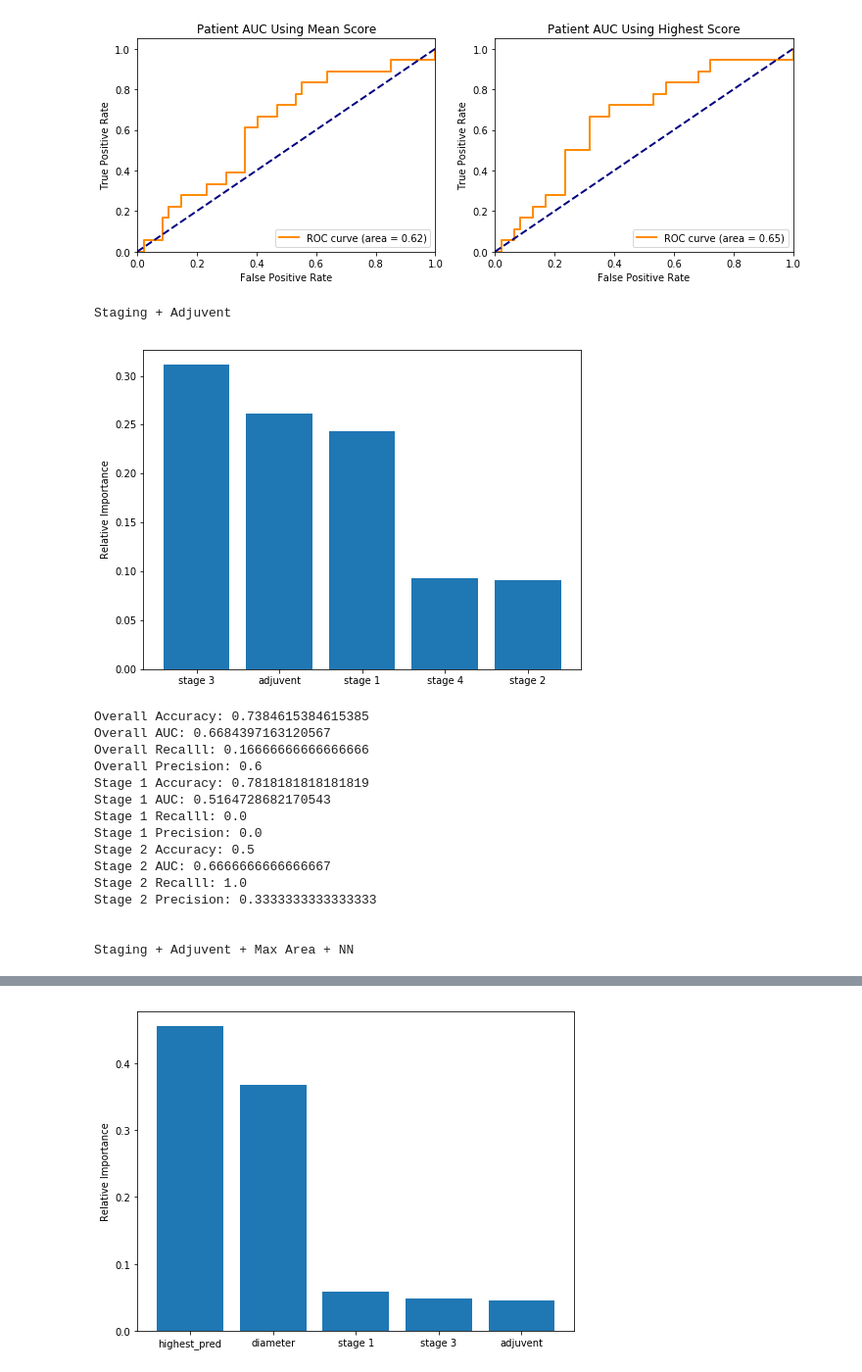
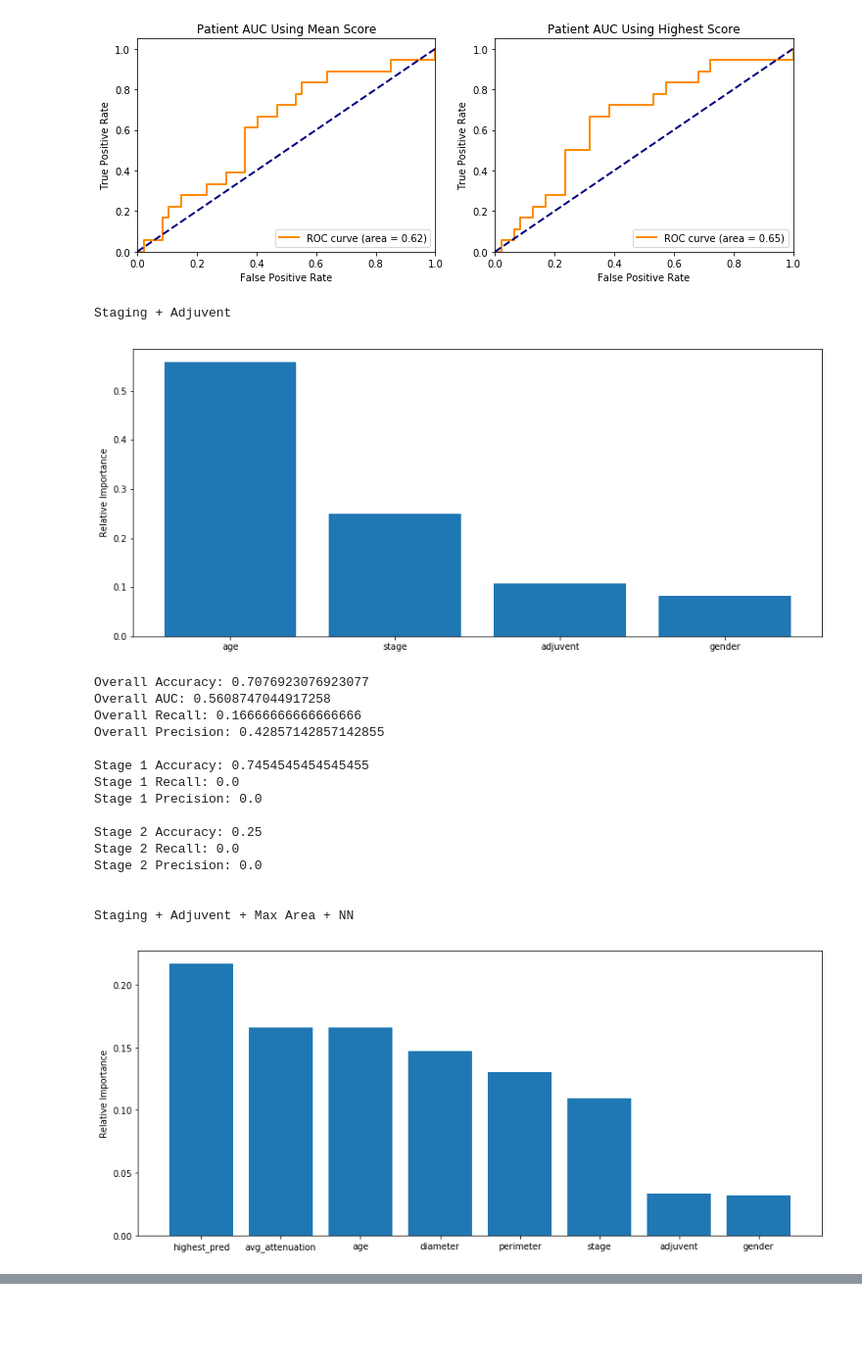
Before and after one commit to maggiebasta/lung-cancer-thesis, a Jupyter notebook: NLST/nlst_train.ipynb, the cells around one changed output, grey strips where cells are left out. Shown at 98% size. Saved outputs shown, nothing was run; the diff lists cells and outputs as text; code cells hidden in the pictures; blank space fills up the shorter version.

```diff
--- a/NLST/nlst_train.ipynb
+++ b/NLST/nlst_train.ipynb
@@ -132,6 +132,8 @@ df.head()
 df['stage 1'] = np.logical_or(df['stage 1a'], df['stage 1b'])
 df['stage 2'] = np.logical_or(df['stage 2a'], df['stage 2b'])
 df['stage 3'] = np.logical_or(df['stage 3a'], df['stage 3b'])
+
+df['stage'] = df['stage 1'] + 2*df['stage 2'] + 3*df['stage 3'] + 4*df['stage 4']
 # %%
 mean_preds = []
 highest_preds = []
@@ -252,47 +255,42 @@ def evaluate(features):
     print(f'Stage 2 Precision: {precision_score(df_stage2.recurrence, np.round(y_pred_2))}')
 # %%
-# print("Staging + Adjuvent")
-# evaluate([
-#     'adjuvent', 'stage 1a', 'stage 2a', 'stage 3a', 'stage 1b', 'stage 2b', 'stage 3b',
-#     'stage 4'
-# ])
-
-# print()
-# print("\nStaging + Adjuvent + Max Area + NN")
-# evaluate([
-#     'adjuvent', 'stage 1a', 'stage 1b', 'stage 2a',
-#     'stage 2b', 'stage 3a', 'stage 3b', 'stage 4',
-#     'highest_pred', 'avg_attenuation', 'diameter'
-# ])
-
 
 print("Staging + Adjuvent")
 evaluate([
-    'adjuvent', 'stage 1', 'stage 2', 'stage 3','stage 4'
+    'adjuvent', 'stage', 'gender', 'age'
+
 ])
 
 print()
 print("\nStaging + Adjuvent + Max Area + NN")
 evaluate([
-    'adjuvent', 'stage 1', 'stage 2', 'stage 3',
-    'stage 4', 'highest_pred', 'diameter',
-    'avg_attenuation', 'perimeter'x
+    'adjuvent', 'stage', 'highest_pred','diameter',
+    'avg_attenuation', 'perimeter', 'gender', 'age'
 ])
+
+
+print()
+print("\nStaging + Adjuvent + Max Area + NN")
+evaluate([
+    'adjuvent', 'stage', 'mean_pred','diameter',
+    'avg_attenuation', 'perimeter', 'gender', 'age'
+])
 # %% [output]
 Staging + Adjuvent
-[figure, old version]
+[figure, new version]
-Overall Accuracy: 0.7384615384615385
-Overall AUC: 0.6684397163120567
-Overall Recalll: 0.16666666666666666
-Overall Precision: 0.6
-Stage 1 Accuracy: 0.7818181818181819
-Stage 1 AUC: 0.5164728682170543
-Stage 1 Recalll: 0.0
+Overall Accuracy: 0.7076923076923077
+Overall AUC: 0.5608747044917258
+Overall Recall: 0.16666666666666666
+Overall Precision: 0.42857142857142855
+
+Stage 1 Accuracy: 0.7454545454545455
+Stage 1 Recall: 0.0
 Stage 1 Precision: 0.0
-Stage 2 Accuracy: 0.5
-Stage 2 AUC: 0.6666666666666667
-Stage 2 Recalll: 1.0
-Stage 2 Precision: 0.3333333333333333
+
+Stage 2 Accuracy: 0.25
+Stage 2 Recall: 0.0
+Stage 2 Precision: 0.0
 
 
 Staging + Adjuvent + Max Area + NN
+[figure, new version]
@@ -300 +311,0 @@ Precision is ill-defined and being set to 0.0 due to no predicted samples.
-[figure, old version]
```
Also changed, not shown: parts of 3 cells of this notebook, 1 other file.
